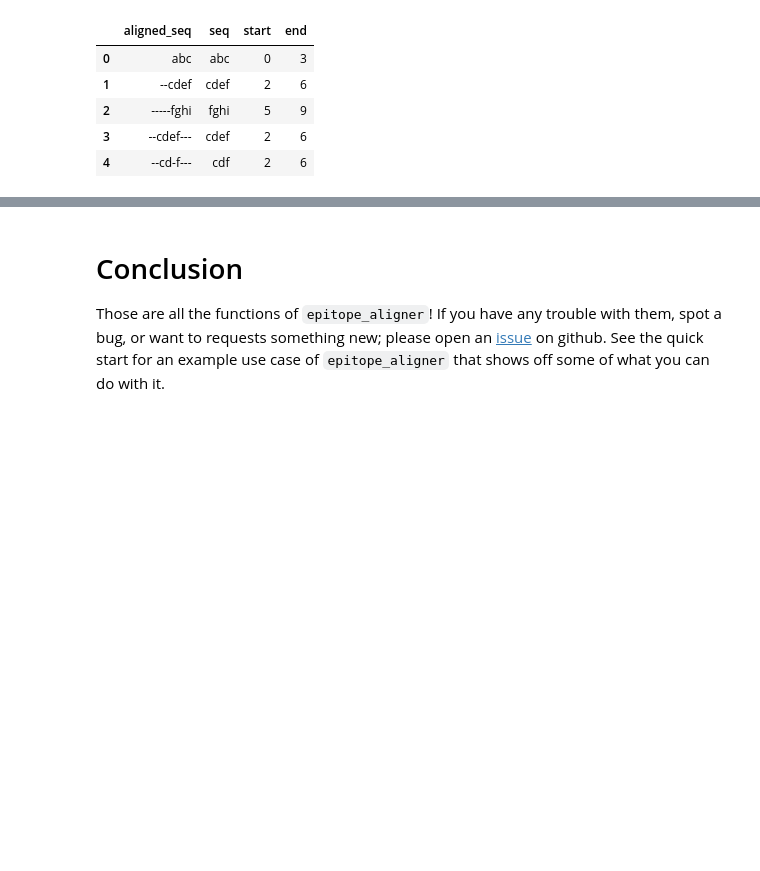
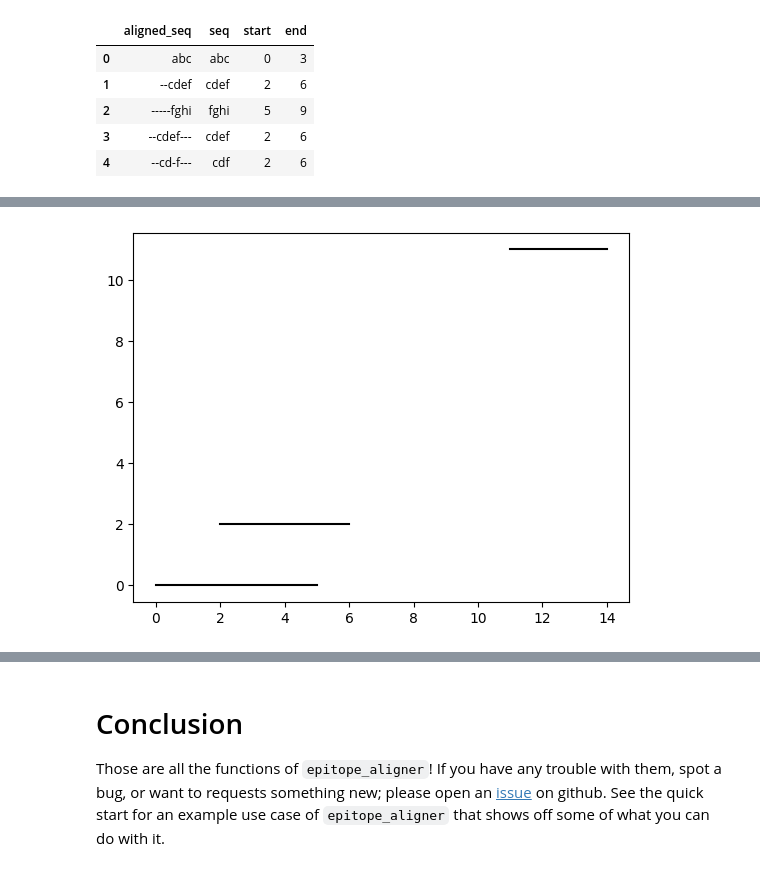
Before and after one commit to BarinthusBio/epitope_aligner, a Jupyter notebook: examples/cookbook.ipynb, the cells around one changed output, grey strips where cells are left out. Drawn from its saved outputs; the diff is of its cells as text; code cells hidden in the pictures; blank space fills up the shorter version.

```diff
--- a/examples/cookbook.ipynb
+++ b/examples/cookbook.ipynb
@@ -738,0 +744,12 @@ epitopes
+# %%
+import numpy as np
+import pandas as pd
+import matplotlib.pyplot as plt
+
+from epitope_aligner import map, stretch, utils
+
+sequence = utils.random_seq(20)
+epitopes = utils.random_epitopes(sequence, n=3, epitope_lengths=(3,6), index=0, includeend=False)
+
+print(sequence)
+epitopes
@@ -738,0 +769,5 @@ epitopes
+# %%
+utils.plot_line(epitopes, y="start", c="black")
+plt.show()
+# %% [output]
+[figure, added]
```
Also changed, not shown: parts of 32 cells of this notebook, 1 other file.
